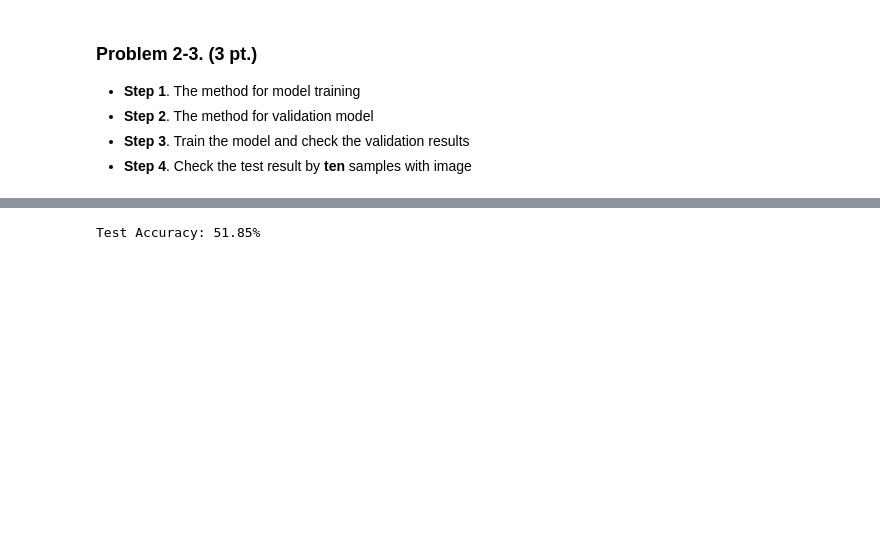
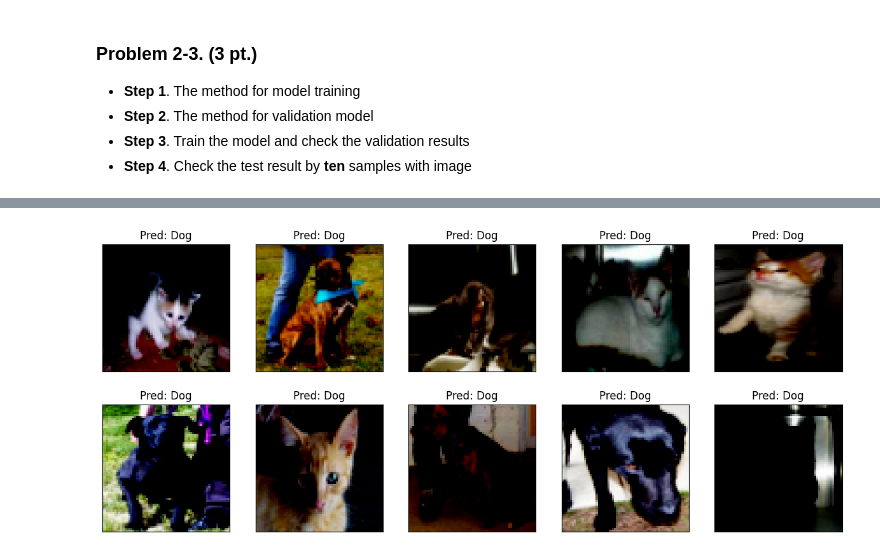
Before and after one commit to Yohan-ParkGist/S24_DL, a Jupyter notebook: HW02_20195067.ipynb, the cells around one changed output, grey strips where cells are left out. Drawn from its saved outputs; the diff is of its cells as text; code cells hidden in the pictures; blank space fills up the shorter version.

```diff
--- a/HW02_20195067.ipynb
+++ b/HW02_20195067.ipynb
@@ -272,7 +280,7 @@ test_loader = DataLoader(test_dataset, batch_size=batch_size, shuffle=False)
 # %%
 ''' Step 1 '''
 class CNN(nn.Module):
-    def __init__(self, num_classes=10):
+    def __init__(self):
         super(CNN, self).__init__()
         self.conv1 = nn.Conv2d(3, 32, 3, padding=1)
         self.conv2 = nn.Conv2d(32, 64, 3, padding=1)
@@ -280,7 +288,7 @@ class CNN(nn.Module):
         self.conv4 = nn.Conv2d(128, 256, 3, padding=1)
         self.conv5 = nn.Conv2d(256, 512, 3, padding=1)
         self.pool = nn.MaxPool2d(2, 2)
-        self.fc1 = nn.Linear(512 * 2 * 2, 1024)
+        self.fc1 = nn.Linear(512 * 4 * 4, 1024)
         self.fc2 = nn.Linear(1024, 512)
         self.fc3 = nn.Linear(512, 256)
         self.fc4 = nn.Linear(256, num_classes)
@@ -289,12 +297,12 @@ class CNN(nn.Module):
         self._initialize_weights()
 
     def forward(self, x):
-        x = self.pool(F.relu(self.conv1(x)))
-        x = self.pool(F.relu(self.conv2(x)))
-        x = self.pool(F.relu(self.conv3(x)))
-        x = self.pool(F.relu(self.conv4(x)))
-        x = self.pool(F.relu(self.conv5(x)))
-        x = x.view(-1, 512 * 2 * 2)
+        x = self.pool(F.relu(self.conv1(x))) #3*128*128 -> 32*128*128 -> 32*64*64
+        x = self.pool(F.relu(self.conv2(x))) #32*64*64 -> 64*64*64 -> 64*32*32
+        x = self.pool(F.relu(self.conv3(x))) #64*32*32 -> 128*32*32 -> 128*16*16
+        x = self.pool(F.relu(self.conv4(x))) #128*16*16 -> 256*16*16 -> 256*8*8
+        x = self.pool(F.relu(self.conv5(x))) #256*8*8 -> 512*8*8 -> 512*4*4
+        x = x.view(-1, 512 * 4 * 4)
         x = F.relu(self.fc1(x))
         x = self.dropout(x)
         x = F.relu(self.fc2(x))
@@ -377,5 +372,25 @@ Epoch 50/50, Loss: 0.012857531277569056
-# %%
-''' Step 4 '''
-test()
-# %% [output]
-Test Accuracy: 51.85%
+# %%
+''' Step 4 '''
+CnD_test_path = test_dir
+
+model.eval()
+test_images, test_labels = next(iter(test_loader))
+test_images, test_labels = test_images.to(device), test_labels.to(device)
+outputs = model(test_images)
+_, predicted = torch.max(outputs.data, 1)
+
+# Display the images and predictions
+import matplotlib.pyplot as plt
+import numpy as np
+
+fig = plt.figure(figsize=(15, 6))
+for i in range(10):
+    ax = fig.add_subplot(2, 5, i+1, xticks=[], yticks=[])
+    img = test_images[i].cpu().numpy().transpose((1, 2, 0))
+    img = np.clip(img, 0, 1)
+    ax.imshow(img)
+    ax.set_title(f'Pred: {"Dog" if predicted[i] == 0 else "Cat"}')
+
+plt.show()
+# %% [output]
+[figure, added]
```
Also changed, not shown: parts of 6 cells of this notebook.
